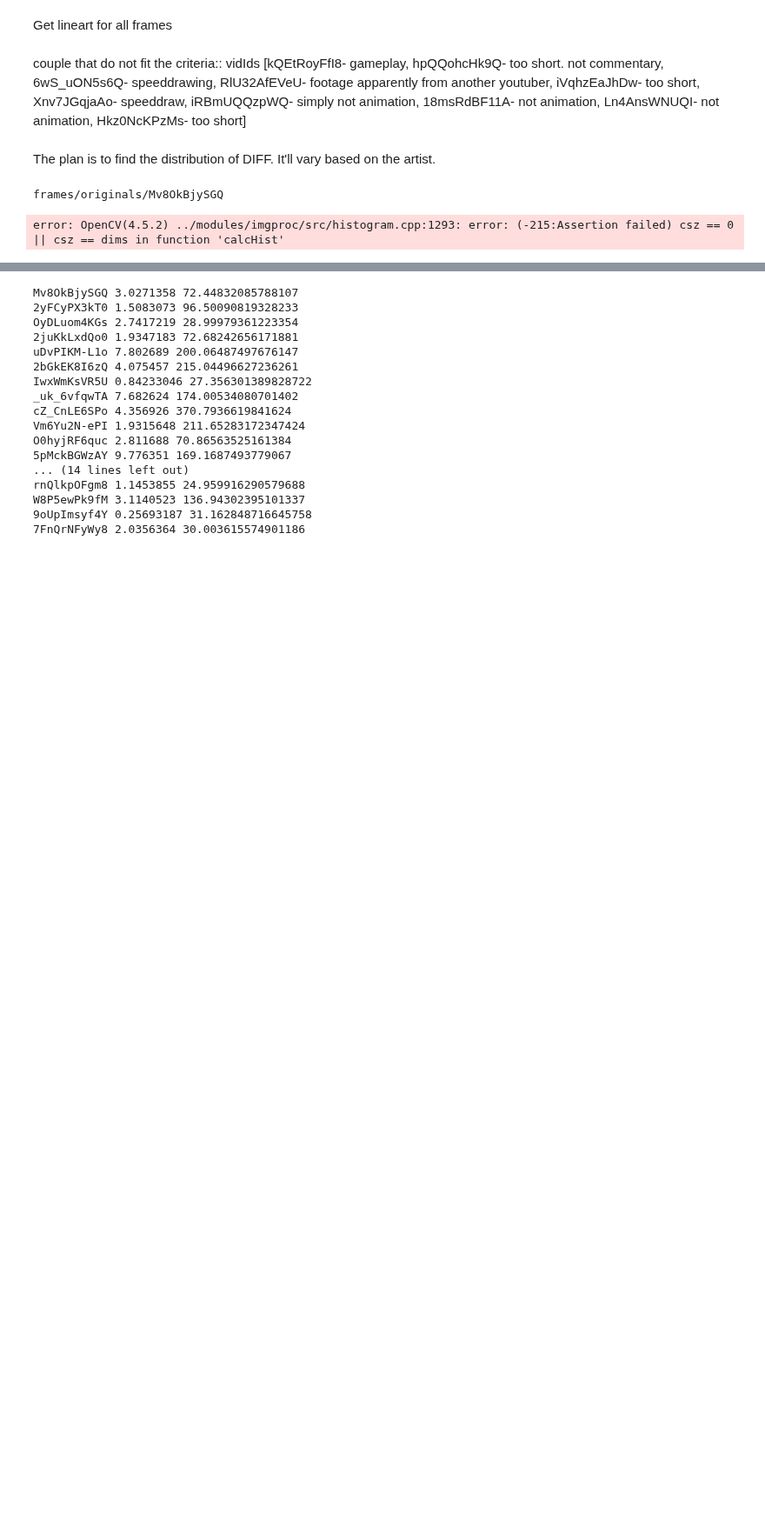
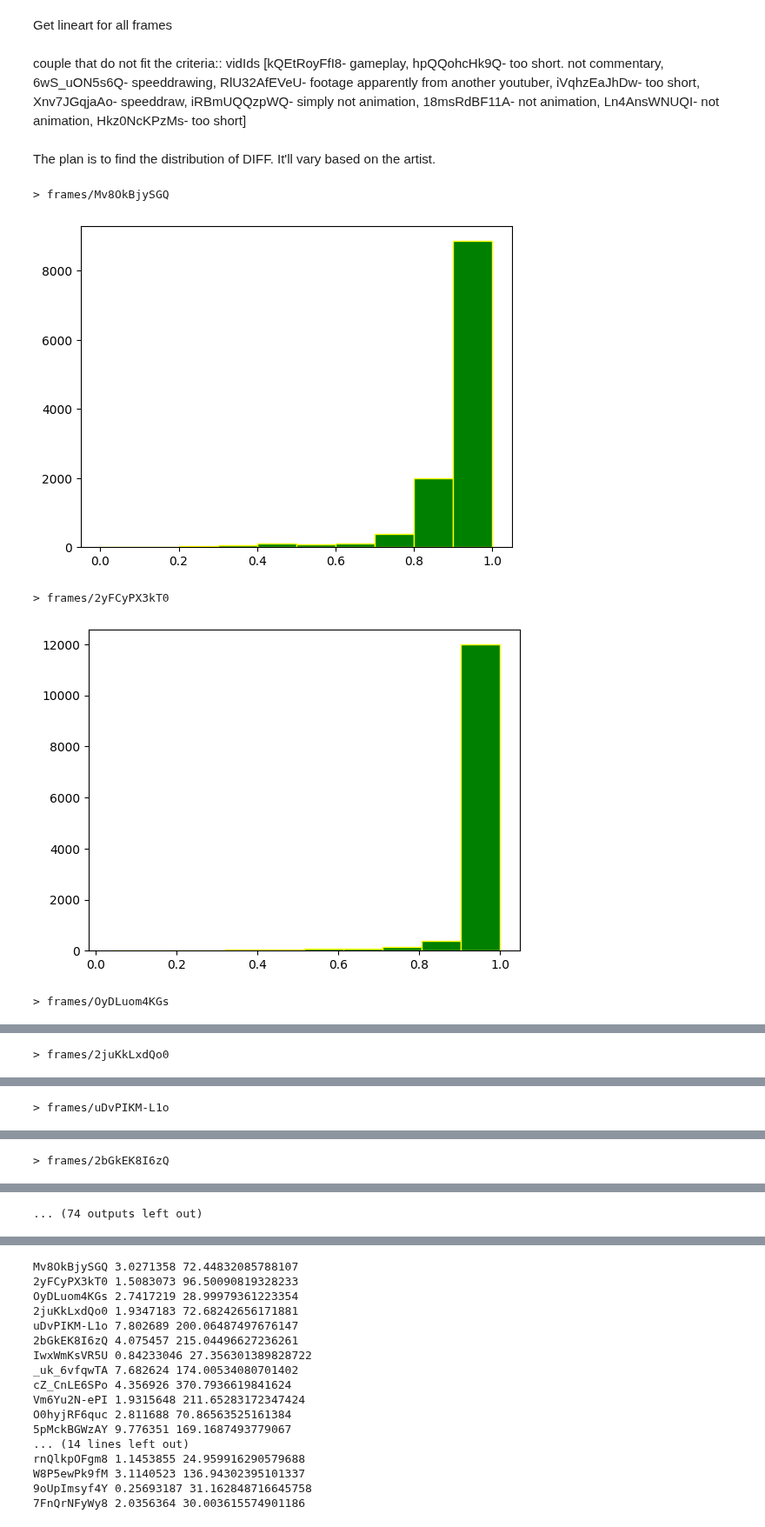
Before and after one commit to ojiwon-kenobi/youtuberChannels, a Jupyter notebook: animation_analysis/animation_analysis.ipynb, the cells around one changed output, grey strips where cells are left out. Shown at 87% size. Cells and saved outputs as stored; diff of their text form; code cells hidden in the pictures; blank space fills up the shorter version.

```diff
--- a/animation_analysis/animation_analysis.ipynb
+++ b/animation_analysis/animation_analysis.ipynb
@@ -30,7 +31,6 @@ Let's create the frames.
 def VidToFrames_2 (vidpath, folderName):
     vidcap = cv2.VideoCapture(vidpath)
     success,image = vidcap.read()
-    print(success)
     count = 0
     length = int(vidcap.get(cv2.CAP_PROP_FPS))
     width  = int(vidcap.get(cv2.CAP_PROP_FRAME_WIDTH))
@@ -58,9 +58,9 @@ def VidToFrames (vidpath, folderName):
         count += 1
     print(count, "frames in file")
 
-for i in glob.glob("mp4/*.mp4")[:1]:
-    print(i)
-    destination = i.split('.mp4')[0].split('-',1)[-1]
-    os.mkdir(destination)
-    VidToFrames_2(i, destination)
+# for i in glob.glob("mp4/*.mp4")[1:]:
+#     print(i)
+#     destination = i.split('.mp4')[0].split('-',1)[-1]
+#     os.mkdir(destination)
+#     VidToFrames_2(i, destination)
 # %% [output]
@@ -278,11 +241,12 @@ def MSE_images (vA, vB):
 def DIFF_images(vA, vB):
     return (np.abs(vA - vB)).mean()
 
+#https://ece.uwaterloo.ca/~z70wang/publications/ssim.pdf
 def removeLowDiff_andDemo(folderName):
     vidId = folderName.split('/')[-1]
-    print(folderName)
+    print(">", folderName)
     frameList = glob.glob(folderName+'/*.png') #unfortunately, doesn't work bc sortByInt isn't a thing
-    filesMoved = 0
+    validFiles = 0
     validFrameList = []
 
     lowRangeDone= False
@@ -291,55 +255,59 @@ def removeLowDiff_andDemo(folderName):
 
     listOfMSE = []
     listOfDIFF = []
+    listOfSIMM=[]
 
     imageShape = cv2.imread(frameList[0]).shape
     h,w,c = imageShape
-    for i in range(len(frameList)):
-        firstFrame = '{}/{}.png'.format(folderName, i)
-        secondFrame = '{}/{}.png'.format(folderName, i+1)
-        f1_v = getFeatureVectorOfImage_color(firstFrame)
-        f2_v = getFeatureVectorOfImage_color(secondFrame)
-        diff = DIFF_images(f1_v, f2_v)
-        mse = MSE_images(f1_v, f2_v)/ (h*w)
-        listOfDIFF.append(diff)
-        listOfMSE.append(mse)
-
-        if (diff >= 2):
+    for i in range(len(frameList)-1):
+        firstFrame = '{}/{}.png'.format(folderName, str(i).zfill(5))
+        secondFrame = '{}/{}.png'.format(folderName, str(i+1).zfill(5))
+        (score, _) = structural_similarity(cv2.cvtColor(cv2.imread(firstFrame), cv2.COLOR_BGR2GRAY), cv2.cvtColor(cv2.imread(secondFrame), cv2.COLOR_BGR2GRAY), full=True)
+        listOfSIMM.append(score)
+        if (score < 0.99):
             validFrameList.append(firstFrame)
-            filesMoved+=1
+            validFiles+=1
         # if (lowRangeDone and midRangeDone and highRangeDone) == False:
-        #     if (diff == 0 and not lowRangeDone):
-        #         print ("low diff = : ", diff)
+        #     if (score >= 0.9 and not lowRangeDone):
+        #         print ("low diff = : ", score)
         #         print(firstFrame)
         #         display(Image(filename=firstFrame))
         #         print (secondFrame)
         #         display(Image(filename=secondFrame))
         #         lowRangeDone = True
-        #     if (diff > 100 and diff < 150  and not midRangeDone):
-        #         print ("mid diff = : ", diff)
+        #     if (score > 0.6 and score < 0.9  and not midRangeDone):
+        #         print ("mid diff = : ", score)
         #         print(firstFrame)
         #         display(Image(filename=firstFrame))
         #         print (secondFrame)
         #         display(Image(filename=secondFrame))
         #         midRangeDone = True
-        #     if (diff > 250 and diff < 300  and not highRangeDone):
-        #         print ("high diff = : ", diff)
+        #     if (score <= 0.6  and not highRangeDone):
+        #         print ("high diff = : ", score)
         #         print(firstFrame)
         #         display(Image(filename=firstFrame))
         #         print (secondFrame)
         #         display(Image(filename=secondFrame))
         #         highRangeDone = True
-    print(len(frameList) - filesMoved, "out of", len(frameList), "files were duplicates")
+    binAndPlot(listOfSIMM)
 
-    dictOfVidIdToDiffMse[vidId] = {'validFrameList': validFrameList, 'diffMin': str(np.amin(listOfDIFF)), 'diffMax': str(np.amax(listOfDIFF)), 'diffMean': str(np.mean(listOfDIFF)),
-                                    'mseMin': str(np.amin(listOfMSE)), 'mseMax': str(np.amax(listOfMSE)), 'mseMean': str(np.mean(listOfMSE))}
+    mean = np.mean([i for i in listOfSIMM])
+    std = np.std([i for i in listOfSIMM])
+    stdList = [std*-3.5+mean, std*-3+mean, std*-2.5+mean, std*-2+mean, std*-1+mean, std*-0.5+mean, mean, std*.5+mean, std+mean, std*1.5+mean, std*2+mean, std*2.5+mean, std*3+mean, std*3.5+mean]
+    dictOfVidIdToDiffMse[vidId] = {'validityRatio': validFiles/len(frameList), 'scoreMin': str(np.amin([i for i in listOfSIMM])), 'stdList': stdList,
+    'scoreMax': str(np.amax([i for i in listOfSIMM])), 'scoreMean': str(np.mean([i for i in listOfSIMM])), 'scoreStd': str(np.std([i for i in listOfSIMM])), 'scoreVar': str(np.var([i for i in listOfSIMM]))}
+
+    # dictOfVidIdToDiffMse[vidId] = {'numOfFrames': len(frameList), 'validityRatio': validFrameList/len(frameList), 'diffMin': str(np.amin(listOfDIFF)), 'diffMax': str(np.amax(listOfDIFF)), 'diffMean': str(np.mean(listOfDIFF)), 'diffVar': str(np.var(listOfDIFF)),
+    #                                 'mseMin': str(np.amin(listOfMSE)), 'mseMax': str(np.amax(listOfMSE)), 'mseMean': str(np.mean(listOfMSE)), 'mseVar': str(np.var(listOfMSE))}
     return validFrameList
 
 
-for lineartPath in glob.glob("frames/originals/*"):
+for lineartPath in glob.glob("frames/*"):
     if lineartPath.split('/')[-1] not in not_candidate_vidIds:
         removeLowDiffDst = removeLowDiff_andDemo(lineartPath)
-    print("===============================================================================")
 # %% [output]
-frames/originals/Mv8OkBjySGQ
+> frames/Mv8OkBjySGQ
+[figure, added]
-error: OpenCV(4.5.2) ../modules/imgproc/src/histogram.cpp:1293: error: (-215:Assertion failed) csz == 0 || csz == dims in function 'calcHist'
+> frames/2yFCyPX3kT0
+[figure, added]
+> frames/OyDLuom4KGs
@@ -345,0 +315 @@ error: OpenCV(4.5.2) ../modules/imgproc/src/histogram.cpp:1293: error: (-215:Ass
+> frames/2juKkLxdQo0
@@ -345,0 +317 @@ error: OpenCV(4.5.2) ../modules/imgproc/src/histogram.cpp:1293: error: (-215:Ass
+> frames/uDvPIKM-L1o
@@ -345,0 +319 @@ error: OpenCV(4.5.2) ../modules/imgproc/src/histogram.cpp:1293: error: (-215:Ass
+> frames/2bGkEK8I6zQ
@@ -346 +321,2 @@ error: OpenCV(4.5.2) ../modules/imgproc/src/histogram.cpp:1293: error: (-215:Ass
+... (74 outputs left out)
 # %%
```
Also changed, not shown: parts of 11 cells of this notebook, 2 other files.
